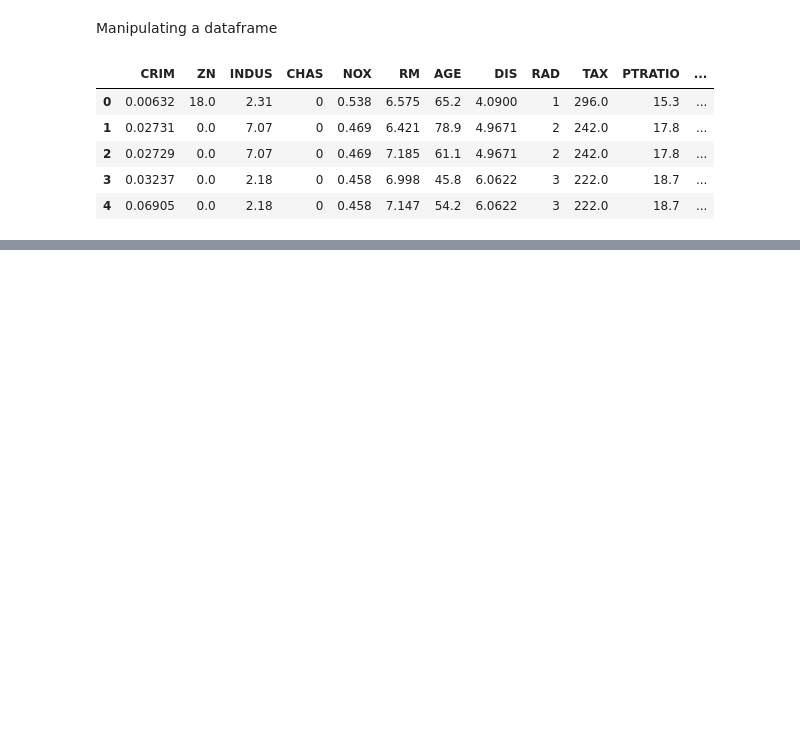
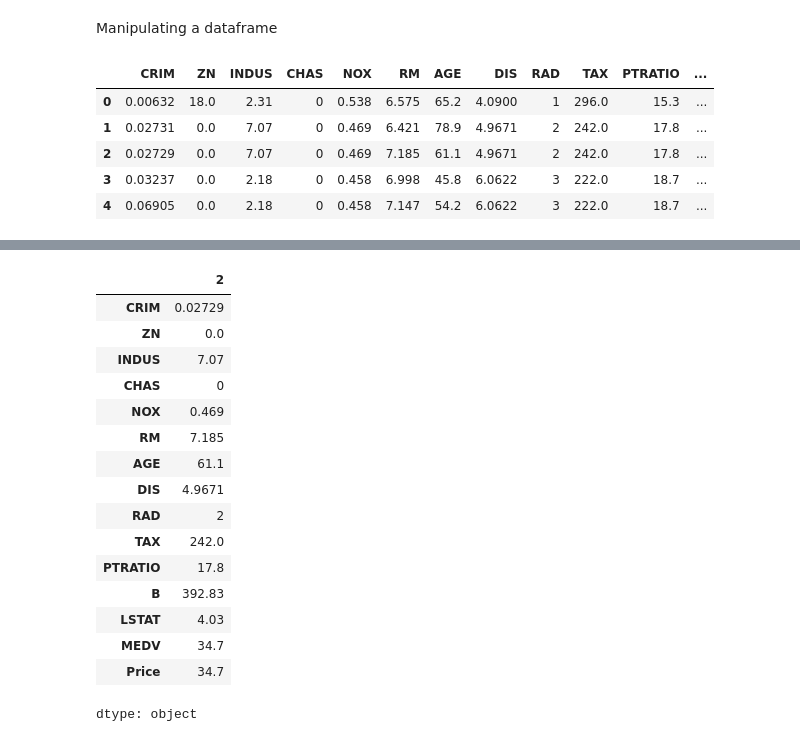
Before and after one commit to vnzhere/Python-, a Jupyter notebook: PANDAS.ipynb, the cells around one changed output, grey strips where cells are left out. Drawn from its saved outputs; the diff is of its cells as text; code cells hidden in the pictures; blank space fills up the shorter version.

```diff
--- a/PANDAS.ipynb
+++ b/PANDAS.ipynb
@@ -427,0 +462,22 @@ df.drop(index=0, axis=0)
+# %%
+#loccating a row using index value
+
+df.iloc[2]
+# %% [output]
+|  | 2 |
+| CRIM | 0.02729 |
+| ZN | 0.0 |
+| INDUS | 7.07 |
+| CHAS | 0 |
+| NOX | 0.469 |
+| RM | 7.185 |
+| AGE | 61.1 |
+| DIS | 4.9671 |
+| RAD | 2 |
+| TAX | 242.0 |
+| PTRATIO | 17.8 |
+| B | 392.83 |
+| LSTAT | 4.03 |
+| MEDV | 34.7 |
+| Price | 34.7 |
+dtype: object
```
Also changed, not shown: parts of 5 cells of this notebook.
